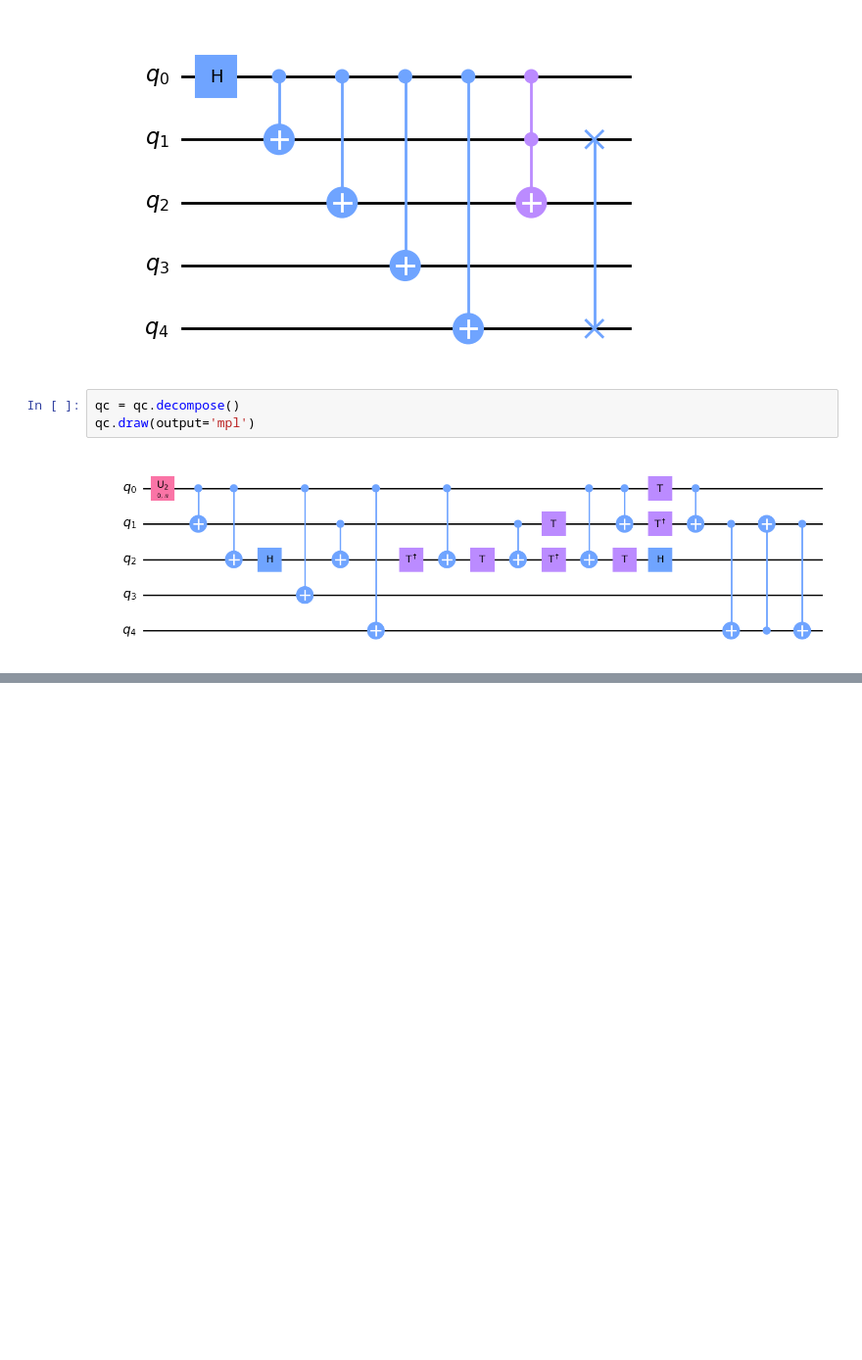
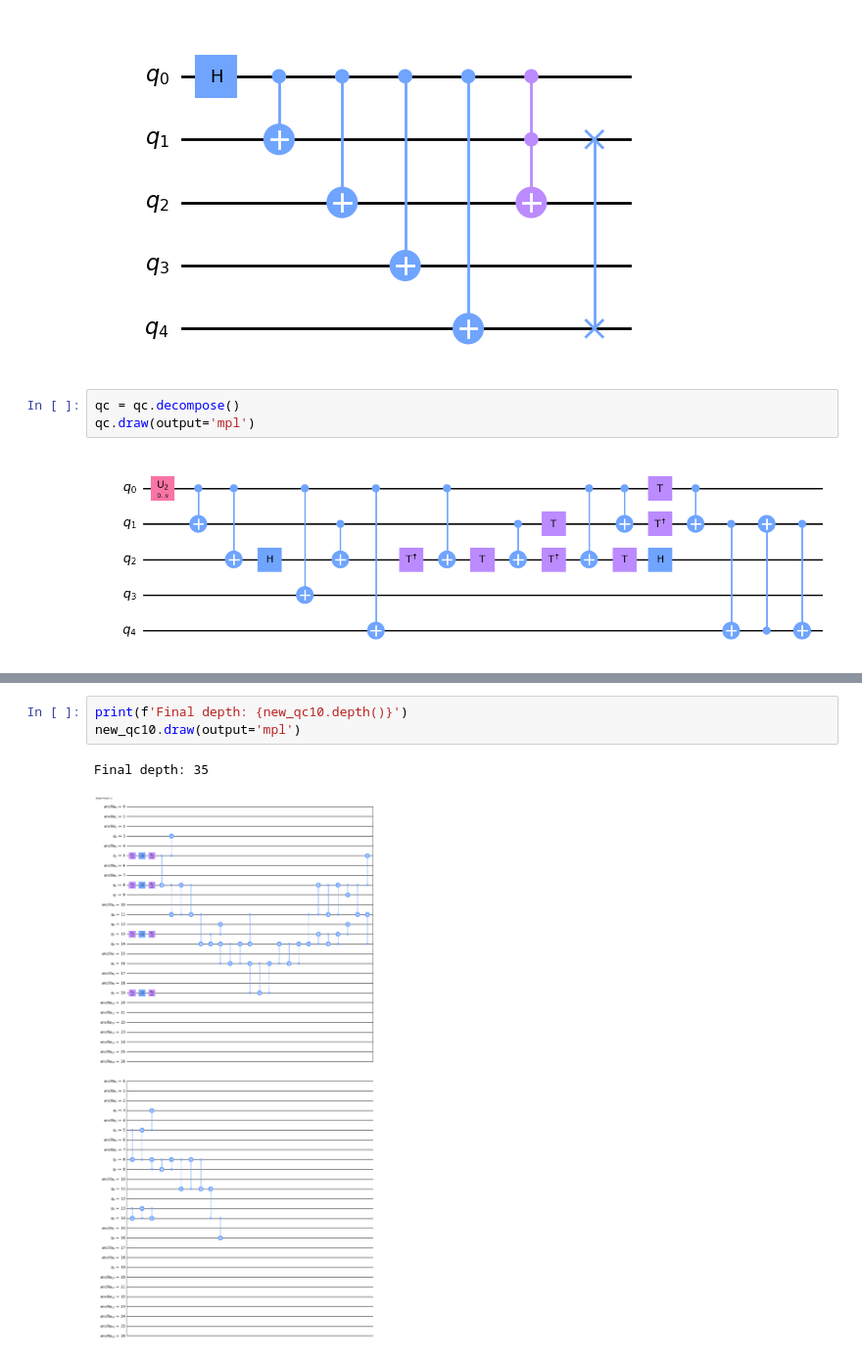
Before and after one commit to Vladlen24/ML4Q, a Jupyter notebook: learn-qiskit/transpiler.ipynb, the cells around one changed output, grey strips where cells are left out. Shown at 98% size. Drawn from its saved outputs; the diff is of its cells as text; blank space fills up the shorter version.

```diff
--- a/learn-qiskit/transpiler.ipynb
+++ b/learn-qiskit/transpiler.ipynb
@@ -33,0 +55,6 @@ Final depth: 35
+# %%
+print(f'Final depth: {new_qc10.depth()}')
+new_qc10.draw(output='mpl')
+# %% [output]
+Final depth: 35
+[figure, added]
```
Also changed, not shown: parts of 7 cells of this notebook.
